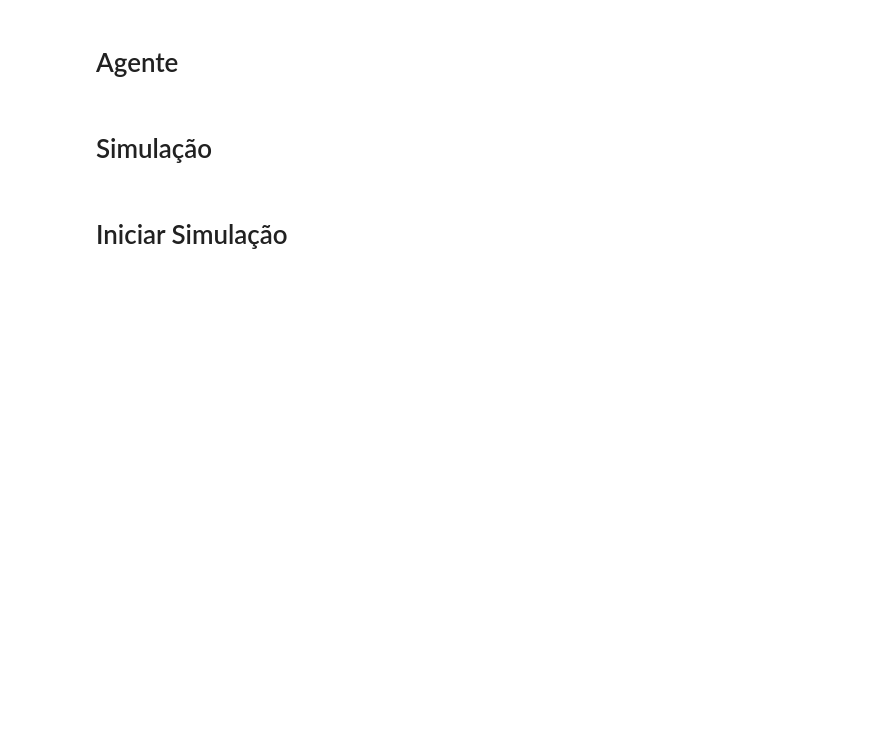
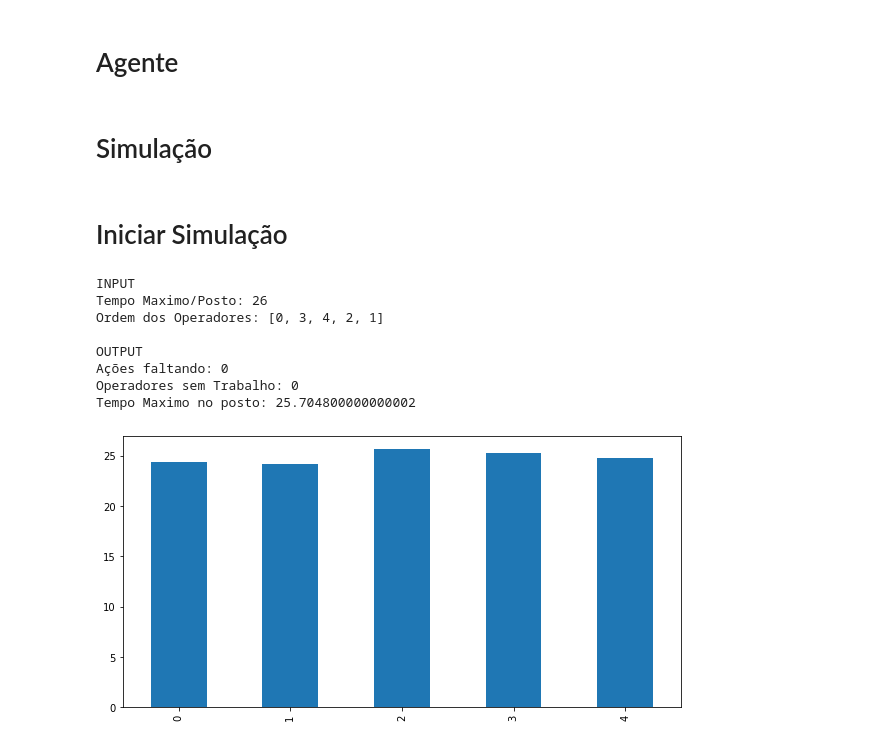
Before and after one commit to LeonardoMendo/LineBalanceQLearning, a Jupyter notebook: Q-Learn.ipynb, the cells around one changed output. Cells and saved outputs as stored; diff of their text form; code cells hidden in the pictures; blank space fills up the shorter version.

```diff
--- a/Q-Learn.ipynb
+++ b/Q-Learn.ipynb
@@ -231,6 +289,18 @@ def SimulationStart():
     print("Final Q-table", agent.q_table)
 # %% [markdown]
 <h1> Iniciar Simulação
+# %%
+plotGraph(26,[0,3,4,2,1])
+# %% [output]
+INPUT
+Tempo Maximo/Posto: 26
+Ordem dos Operadores: [0, 3, 4, 2, 1]
+
+OUTPUT
+Ações faltando: 0
+Operadores sem Trabalho: 0
+Tempo Maximo no posto: 25.704800000000002
+[figure, added]
 # %%
 SimulationStart()
 # %% [output]
```
Also changed, not shown: parts of 10 cells of this notebook.
